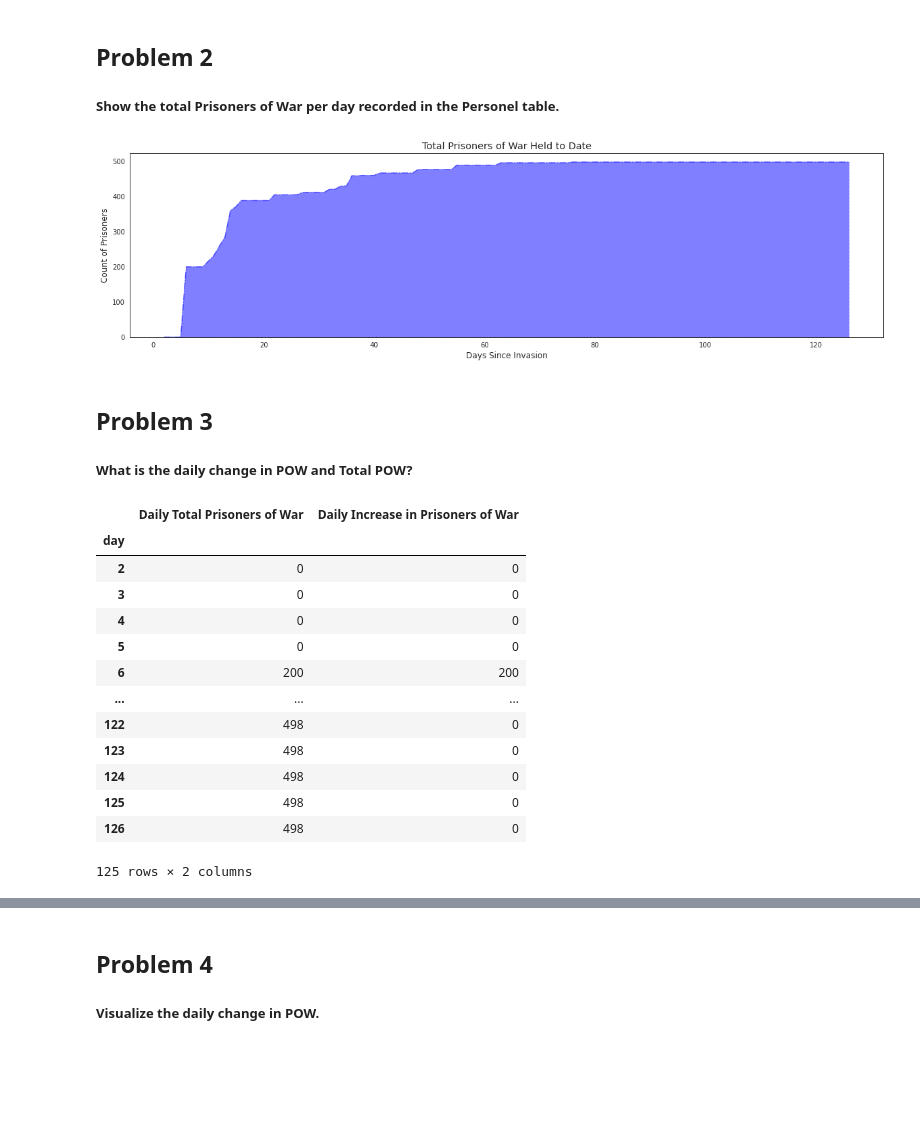
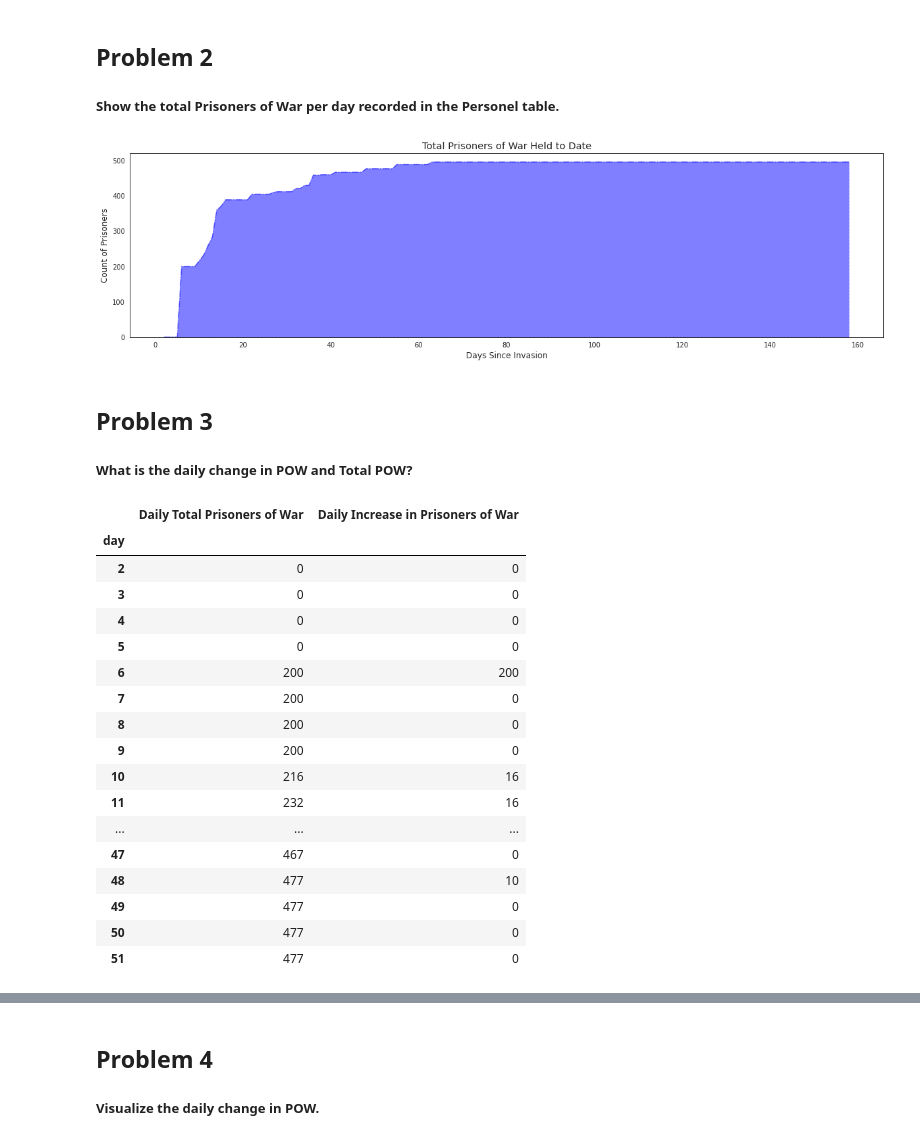
Before and after one commit to Sonya-7/Russian_Invasion_of_Ukraine, a Jupyter notebook: russian-invasion-of-ukraine.ipynb, the cells around one changed output, grey strips where cells are left out. Drawn from its saved outputs; the diff is of its cells as text; code cells hidden in the pictures; blank space fills up the shorter version.

```diff
--- a/russian-invasion-of-ukraine.ipynb
+++ b/russian-invasion-of-ukraine.ipynb
@@ -50,7 +50,23 @@ russian_personnel
 russian_personnel.drop(['personnel', 'personnel*'], axis=1, inplace=True)
 russian_personnel.set_index('date', inplace=True)
 
+# fill empty rows with 0 and change data type
+russian_personnel.fillna(0, inplace=True)
+russian_personnel = russian_personnel.astype(int)
+
+# replace blanks at the end of data with continuous count
+last = 0
+newpow = []
+for i in russian_personnel['POW'].values:
+    if last <= i:
+        last = i
+    elif last > i:
+        i = last
+    newpow.append(i)
+russian_personnel['POW'] = newpow
+
+# view data
 russian_personnel.info()
-russian_personnel.head()
+russian_personnel
 # %% [output]
 <class 'pandas.core.frame.DataFrame'>
@@ -211,43 +234,47 @@ plt.xlabel('Days Since Invasion')
 plt.ylabel("Count of Prisoners")
 plt.show()
 # %% [output]
-[figure, old version]
+[figure, new version]
 # %% [markdown]
 ## Problem 3
 ##### What is the daily change in POW and Total POW?
 # %%
 # Helper Variables
 last = 0
 increase = []
 
 # Calculate daily change in POW
 for i in (pow_data['POW'].values):
     count = i - last
     increase.append(count)
     last = i
 
 # Assign new values to table
 pow_data['Daily Increase in Prisoners of War'] = increase
 
 # Style table
 pow_data_ = pow_data[['day', 'POW', 'Daily Increase in Prisoners of War']].set_index('day')
 pow_data_.rename(columns={'POW':'Daily Total Prisoners of War'}, inplace=True)
-pow_data_
+pow_data_.head(50)
 # %% [output]
 |  | Daily Total Prisoners of War | Daily Increase in Prisoners of War |
 | day |  |  |
 | 2 | 0 | 0 |
 | 3 | 0 | 0 |
 | 4 | 0 | 0 |
 | 5 | 0 | 0 |
 | 6 | 200 | 200 |
+| 7 | 200 | 0 |
+| 8 | 200 | 0 |
+| 9 | 200 | 0 |
+| 10 | 216 | 16 |
+| 11 | 232 | 16 |
 | ... | ... | ... |
-| 122 | 498 | 0 |
-| 123 | 498 | 0 |
-| 124 | 498 | 0 |
-| 125 | 498 | 0 |
-| 126 | 498 | 0 |
+| 47 | 467 | 0 |
+| 48 | 477 | 10 |
+| 49 | 477 | 0 |
+| 50 | 477 | 0 |
+| 51 | 477 | 0 |
-125 rows × 2 columns
 # %%
 # Set graph style
 sns.set_style('whitegrid')
```
Also changed, not shown: parts of 16 cells of this notebook.
